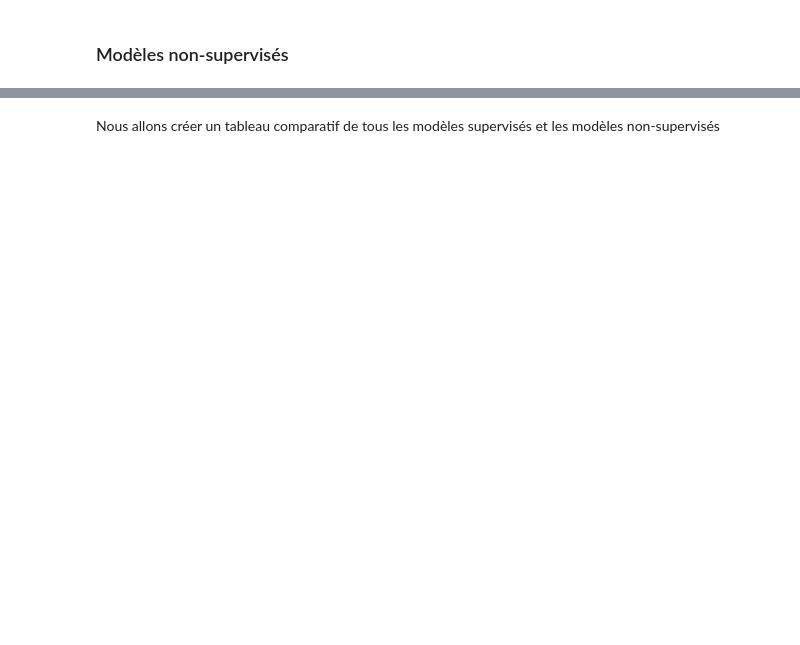
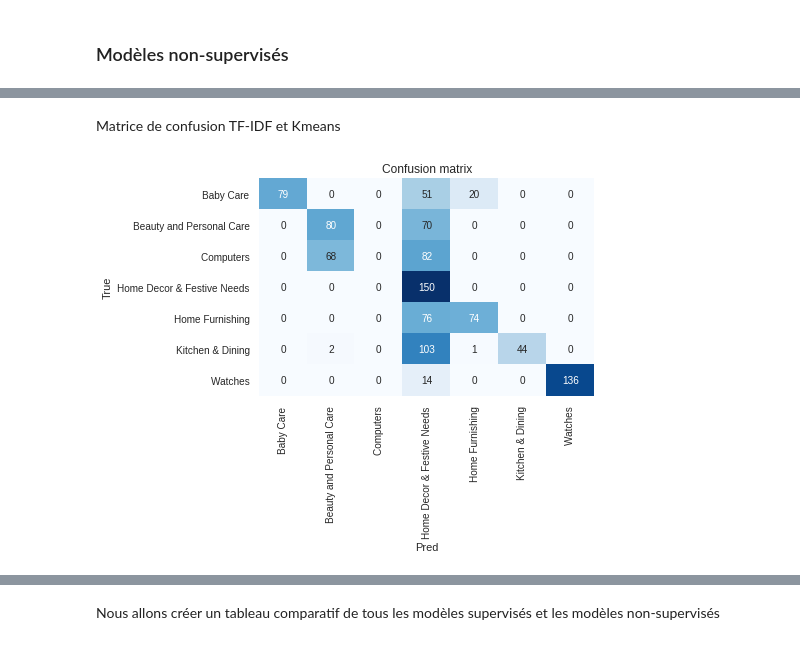
Before and after one commit to AbdulmagedALKHULAIFI/Automatic-classifer-consumer-goods, a Jupyter notebook: classifier.ipynb, the cells around one changed output, grey strips where cells are left out. Cells and saved outputs as stored; diff of their text form; code cells hidden in the pictures; blank space fills up the shorter version.

```diff
--- a/classifier.ipynb
+++ b/classifier.ipynb
@@ -611 +634,7 @@ Etiquettage des catégories prédites
+# %%
+use_prediction = predict_category(dataReduced,'use_cluster')
+use_prediction['the_most_predicted_category'] = use_prediction.idxmax(axis=1)
+# %%
+bow_prediction = predict_category(dataReduced,'cluster_bow_kmeans')
+bow_prediction['the_most_predicted_category'] = bow_prediction.idxmax(axis=1)
 # %% [markdown]
@@ -629,0 +642,25 @@ bow_confusin_matrix
+# %%
+def name_predicted_category(source_data,prediction_data,merge_column):
+    '''
+    Replace predicted category number by the name of the most predicted category
+    prediction_data : the prediction data set
+    source_data : the origin data set
+    merge_column : the column on data set on which merge will be done
+    '''
+    # merge target data set and source data set
+    source_data = pd.merge(source_data,prediction_data[['cluster_number','the_most_predicted_category']],
+                       how='left',left_on = merge_column,right_on = 'cluster_number')
+
+    #Replace predicted category number by the name of the most predicted category
+    source_data[[merge_column]] = source_data[['the_most_predicted_category']]
+
+    #Drop unnecessary merge columns
+    source_data.drop(columns=['the_most_predicted_category'],inplace = True)
+    source_data.drop(columns=['cluster_number'],inplace = True)
+
+    return source_data
+# %%
+dataReduced = name_predicted_category(dataReduced,tf_prediction,'cluster_tfidf_kmeans')
+dataReduced = name_predicted_category(dataReduced,use_prediction,'use_cluster')
+dataReduced = name_predicted_category(dataReduced,bow_prediction,'cluster_bow_kmeans')
+dataReduced
@@ -629,0 +681,6 @@ bow_confusin_matrix
+# %% [markdown]
+Matrice de confusion TF-IDF et Kmeans
+# %%
+createConfusionMatrix(dataReduced['main_cat'],dataReduced['cluster_tfidf_kmeans'])
+# %% [output]
+[figure, added]
```
Also changed, not shown: parts of 47 cells of this notebook.
